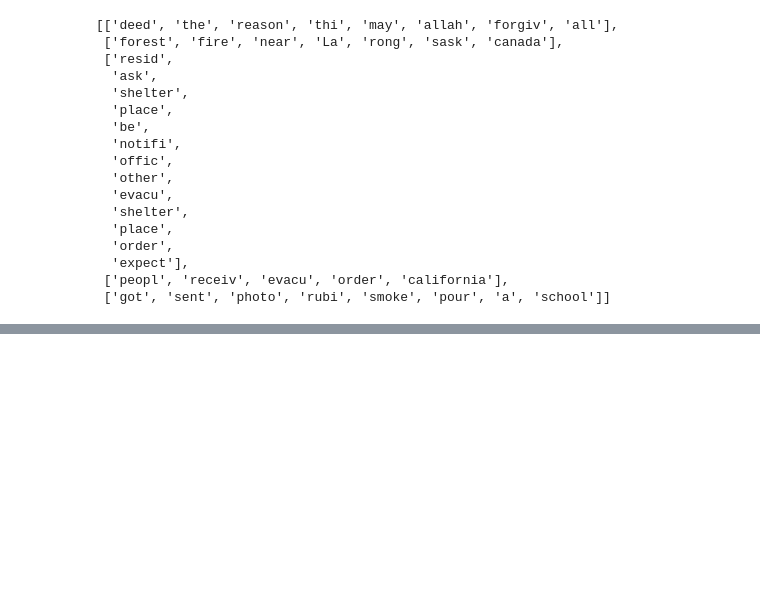
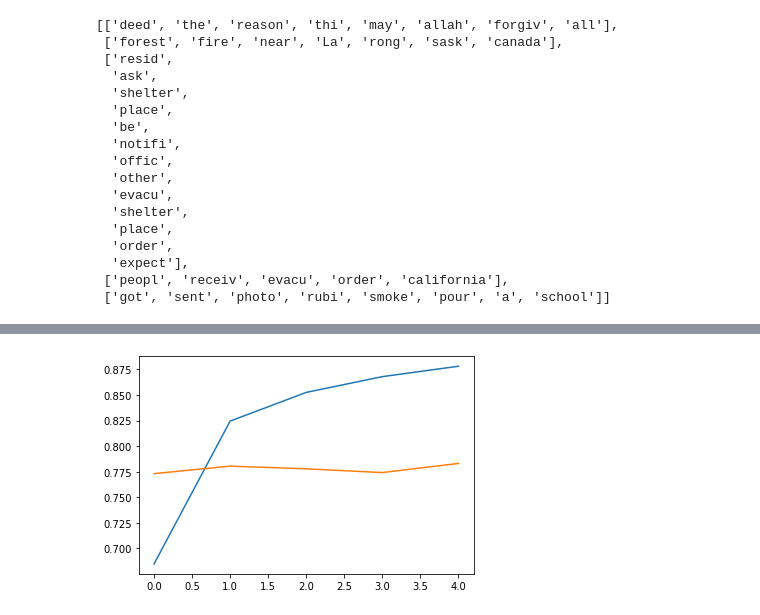
Before and after one commit to Belal-AI/Predicting-disaster-tweets-using-LSTM-, a Jupyter notebook: Predicting_disaster_tweets_using_LSTM.ipynb, the cells around one changed output, grey strips where cells are left out. Saved outputs shown, nothing was run; the diff lists cells and outputs as text; code cells hidden in the pictures; blank space fills up the shorter version.

```diff
--- a/Predicting_disaster_tweets_using_LSTM.ipynb
+++ b/Predicting_disaster_tweets_using_LSTM.ipynb
@@ -275,0 +303,3 @@ list_of_tweets[:5]
+# %%
+target=train_data.iloc[:,-1]
+target
@@ -275,0 +319,3 @@ list_of_tweets[:5]
+# %%
+from sklearn.model_selection import train_test_split
+trainx,validx,trainy,validy=train_test_split(paded_squencesed_tweets,target)
@@ -275,0 +324,11 @@ list_of_tweets[:5]
+# %%
+model = Sequential()
+model.add(Embedding(10000,10,input_length=30))
+
+model.add(LSTM(128))
+
+model.add(Dense(32,activation='relu'))
+
+model.add(Dense(1,activation='sigmoid'))
+model.compile(loss="binary_crossentropy",optimizer='rmsprop',metrics=['accuracy'])
+model.summary()
@@ -275,0 +353,2 @@ list_of_tweets[:5]
+# %%
+history=model.fit(np.array(trainx),np.array(trainy).reshape(-1,1),epochs=5,validation_data=(np.array(validx),np.array(validy).reshape(-1,1)),verbose=True)
@@ -275,0 +366,6 @@ list_of_tweets[:5]
+# %%
+plt.plot(history.history['accuracy'])
+plt.plot(history.history['val_accuracy'])
+plt.show()
+# %% [output]
+[figure, added]
```
Also changed, not shown: parts of 22 cells of this notebook.
